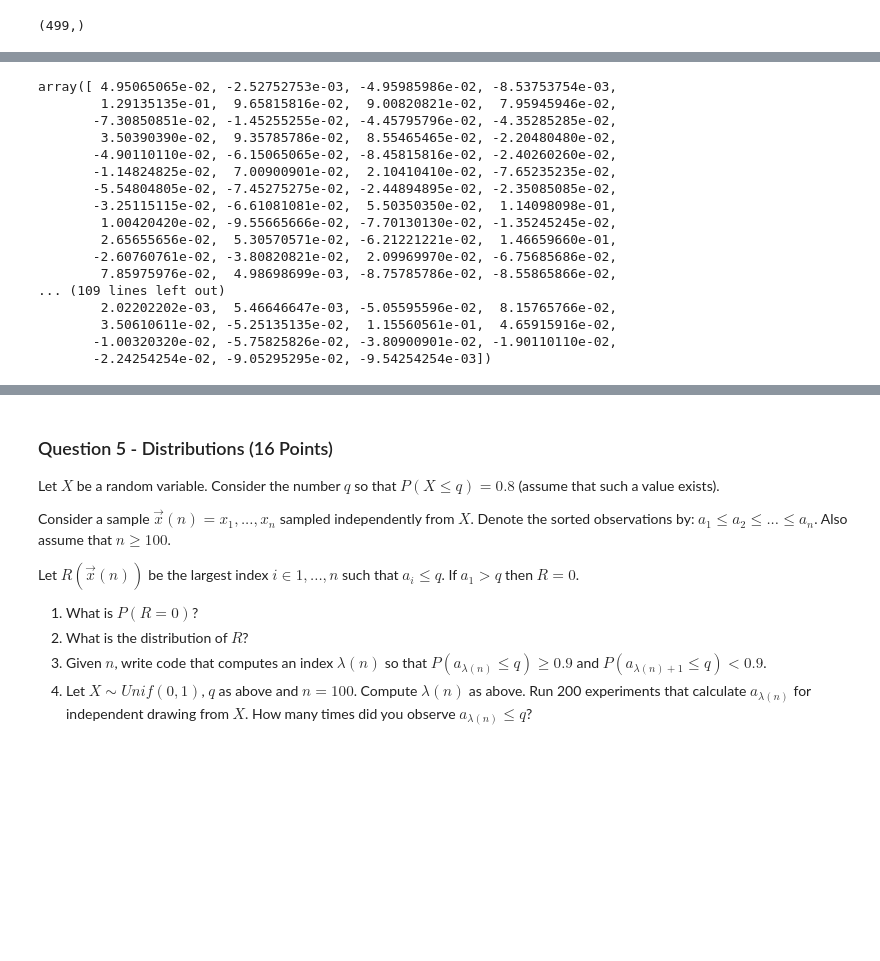
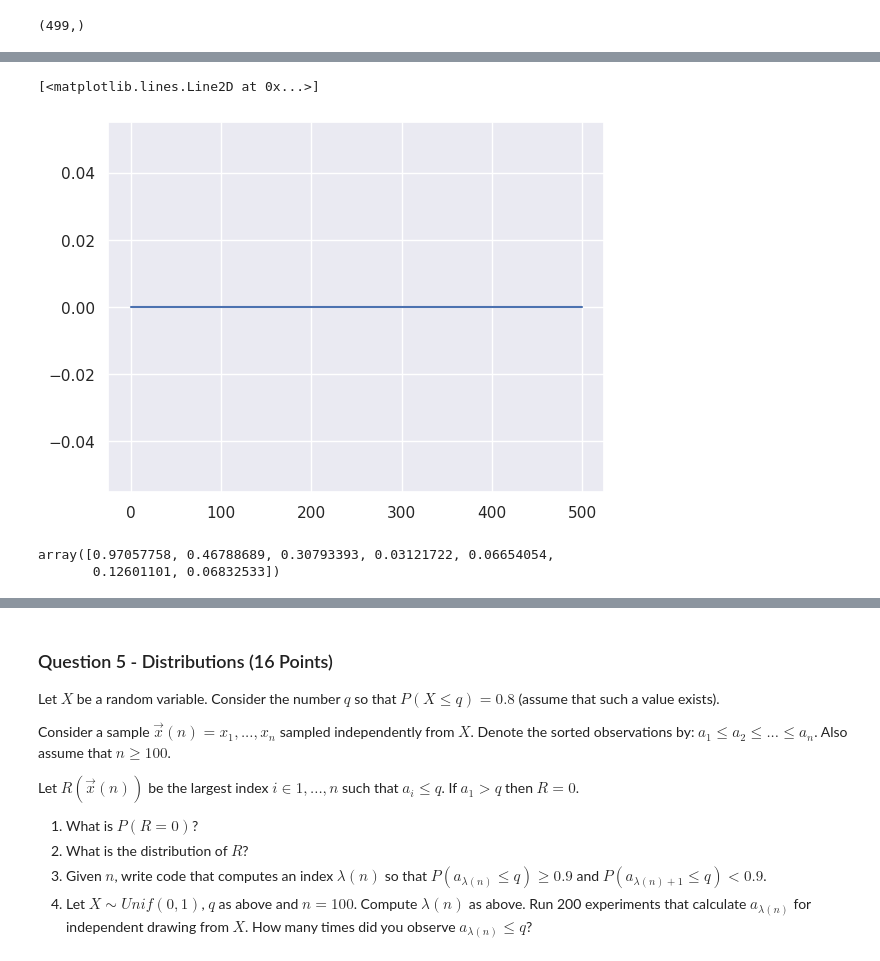
Before and after one commit to barboym/hw_statistics_runi, a Jupyter notebook: HW3/HW3.ipynb, the cells around one changed output, grey strips where cells are left out. Saved outputs shown, nothing was run; the diff lists cells and outputs as text; code cells hidden in the pictures; blank space fills up the shorter version.

```diff
--- a/HW3/HW3.ipynb
+++ b/HW3/HW3.ipynb
@@ -766,20 +861,10 @@ cov_from_1_to_500 = get_cov_from_1_to_1000_based_on_pi0_and_T()
+# %%
+plt.plot(get_cov_from_1_to_500_based_on_pi0_and_T(pi0=np.array([1,0,0,0,0,0])))
+# %% [output]
+[<matplotlib.lines.Line2D at 0x...>]
+[figure, added]
 # %%
-cov_from_1_to_500
+cov_from_1_to_500[:7]
 # %% [output]
-array([ 4.95065065e-02, -2.52752753e-03, -4.95985986e-02, -8.53753754e-03,
-        1.29135135e-01,  9.65815816e-02,  9.00820821e-02,  7.95945946e-02,
-       -7.30850851e-02, -1.45255255e-02, -4.45795796e-02, -4.35285285e-02,
-        3.50390390e-02,  9.35785786e-02,  8.55465465e-02, -2.20480480e-02,
-       -4.90110110e-02, -6.15065065e-02, -8.45815816e-02, -2.40260260e-02,
-       -1.14824825e-02,  7.00900901e-02,  2.10410410e-02, -7.65235235e-02,
-       -5.54804805e-02, -7.45275275e-02, -2.44894895e-02, -2.35085085e-02,
-       -3.25115115e-02, -6.61081081e-02,  5.50350350e-02,  1.14098098e-01,
-        1.00420420e-02, -9.55665666e-02, -7.70130130e-02, -1.35245245e-02,
-        2.65655656e-02,  5.30570571e-02, -6.21221221e-02,  1.46659660e-01,
-       -2.60760761e-02, -3.80820821e-02,  2.09969970e-02, -6.75685686e-02,
-        7.85975976e-02,  4.98698699e-03, -8.75785786e-02, -8.55865866e-02,
-... (109 lines left out)
-        2.02202202e-03,  5.46646647e-03, -5.05595596e-02,  8.15765766e-02,
-        3.50610611e-02, -5.25135135e-02,  1.15560561e-01,  4.65915916e-02,
-       -1.00320320e-02, -5.75825826e-02, -3.80900901e-02, -1.90110110e-02,
-       -2.24254254e-02, -9.05295295e-02, -9.54254254e-03])
+array([0.97057758, 0.46788689, 0.30793393, 0.03121722, 0.06654054,
+       0.12601101, 0.06832533])
```
Also changed, not shown: parts of 38 cells of this notebook.
